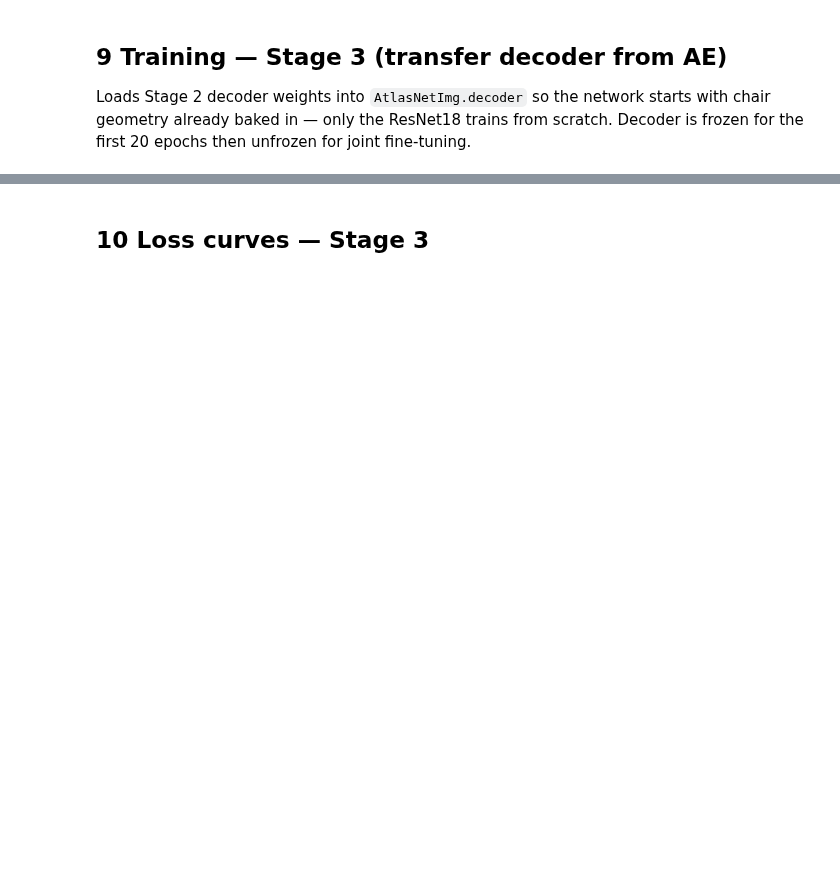
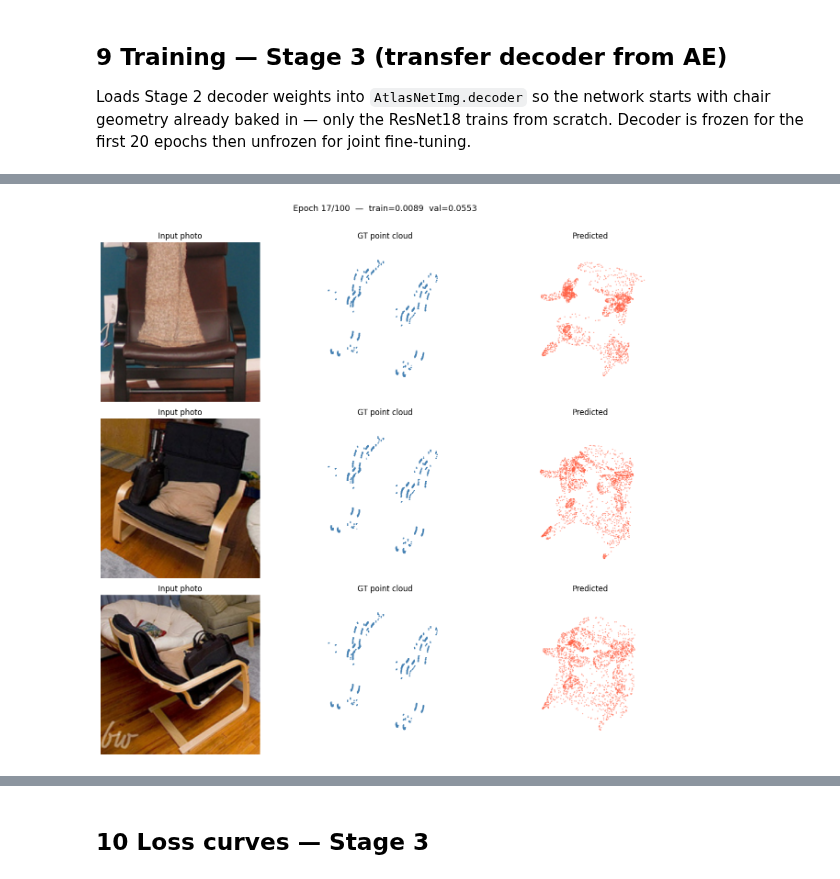
Before and after one commit to ssabrut/generational-bullshit, a Jupyter notebook: GAN/atlasnet.ipynb, the cells around one changed output, grey strips where cells are left out. Saved outputs shown, nothing was run; the diff lists cells and outputs as text; code cells hidden in the pictures; blank space fills up the shorter version.

Commit message:
feat: atlas net base training

```diff
--- a/GAN/atlasnet.ipynb
+++ b/GAN/atlasnet.ipynb
@@ -166,7 +176,7 @@ def load_obj_pointcloud(obj_path: Path, n_points: int = 2500) -> torch.Tensor:
 
 class Pix3DModels(Dataset):
     """
-    Stage 2 dataset: (shape_id, point_cloud) pairs from the 221 OBJ models.
+    Stage 2 dataset: (shape_id, point_cloud) pairs from the OBJ models.
     shape_id is the index into the sorted model list — used by AtlasNetAE's
     embedding table.
     """
@@ -175,7 +185,7 @@ class Pix3DModels(Dataset):
         self.root     = root
         self.n_points = n_points
 
-        all_objs = sorted((root / 'model').glob('*/model.obj'))
+        all_objs = sorted((root / 'model').glob('*/*/model.obj'))
         assert all_objs, f'No model.obj files found under {root}/model/'
 
         rng = np.random.default_rng(seed)
@@ -328,6 +345,9 @@ for i in range(min(3, len(shape_ids))):
 Replaces the embedding table with a ResNet18 that reads the chair photo.
 Split is by *model* (not photo) so the val set has unseen chair shapes.
 # %%
+N_GT_POINTS = 2500
+BATCH_SIZE  = 8
+
 IMG_TRANSFORMS = T.Compose([
     T.Resize(224),
     T.CenterCrop(224),
@@ -378,10 +402,20 @@ Loads Stage 2 decoder weights into `AtlasNetImg.decoder` so the network
 starts with chair geometry already baked in — only the ResNet18 trains from scratch.
 Decoder is frozen for the first 20 epochs then unfrozen for joint fine-tuning.
 # %%
-IMG_SAVE_PATH = Path('atlasnet_img.pt')
-FREEZE_EPOCHS = 20
-IMG_EPOCHS    = 100
-IMG_LR        = 3e-4
+from IPython.display import clear_output
+import matplotlib.pyplot as plt
+
+AE_CKPT_PATH     = Path('atlasnet_ae.pt')
+IMG_SAVE_PATH    = Path('atlasnet_img.pt')
+LATENT_DIM       = 1024
+N_PATCHES        = 25
+POINTS_PER_PATCH = 100
+FREEZE_EPOCHS    = 20
+IMG_EPOCHS       = 100
+IMG_LR           = 3e-4
+
+_DENORM_MEAN = torch.tensor([0.485, 0.456, 0.406]).view(3, 1, 1)
+_DENORM_STD  = torch.tensor([0.229, 0.224, 0.225]).view(3, 1, 1)
 
 img_model = AtlasNetImg(
     latent_dim       = LATENT_DIM,
@@ -389,17 +423,20 @@ img_model = AtlasNetImg(
     points_per_patch = POINTS_PER_PATCH,
 ).to(DEVICE)
 
-# Transfer decoder weights from Stage 2
-ae_ckpt  = torch.load(SAVE_PATH, map_location=DEVICE, weights_only=True)
+ae_ckpt  = torch.load(AE_CKPT_PATH, map_location=DEVICE, weights_only=True)
 ae_state = {k.removeprefix('decoder.'): v
             for k, v in ae_ckpt['model'].items() if k.startswith('decoder.')}
 img_model.decoder.load_state_dict(ae_state)
-print('Decoder weights transferred from Stage 2')
+print(f'Decoder transferred from {AE_CKPT_PATH}  '
+      f'(AE epoch {ae_ckpt["epoch"]}, val={ae_ckpt["val_loss"]:.4f})')
 
 img_optimizer = torch.optim.Adam(img_model.parameters(), lr=IMG_LR)
 img_scheduler = torch.optim.lr_scheduler.CosineAnnealingLR(img_optimizer, T_max=IMG_EPOCHS)
 
 img_train_losses, img_val_losses = [], []
+
+# fix a single val batch for consistent epoch-to-epoch comparison
+_fixed_imgs, _fixed_pts_gt = next(iter(img_val_loader))
 
 
 def run_img_epoch(loader, train: bool) -> float:
@@ -420,11 +457,44 @@ def run_img_epoch(loader, train: bool) -> float:
     return total / len(loader)
 
 
+def plot_epoch(epoch, train_loss, val_loss):
+    with torch.no_grad():
+        pts_pred = img_model(_fixed_imgs.to(DEVICE)).cpu()
+
+    n_show = min(3, len(_fixed_imgs))
+    fig = plt.figure(figsize=(14, 4 * n_show))
+    fig.suptitle(f'Epoch {epoch}/{IMG_EPOCHS}  —  train={train_loss:.4f}  val={val_loss:.4f}',
+                 fontsize=13, y=1.01)
+
+    for i in range(n_show):
+        photo = (_fixed_imgs[i] * _DENORM_STD + _DENORM_MEAN).clamp(0, 1).permute(1, 2, 0).numpy()
+
+        ax = fig.add_subplot(n_show, 3, i * 3 + 1)
+        ax.imshow(photo)
+        ax.set_title('Input photo')
+        ax.axis('off')
+
+        ax = fig.add_subplot(n_show, 3, i * 3 + 2, projection='3d')
+        ax.scatter(*_fixed_pts_gt[i].T, s=1, c='steelblue', alpha=0.4)
+        ax.set_title('GT point cloud')
+        ax.set_box_aspect([1, 1, 1])
+        ax.set_axis_off()
+
+        ax = fig.add_subplot(n_show, 3, i * 3 + 3, projection='3d')
+        ax.scatter(*pts_pred[i].T, s=1, c='tomato', alpha=0.4)
+        ax.set_title('Predicted')
+        ax.set_box_aspect([1, 1, 1])
+        ax.set_axis_off()
+
+    plt.tight_layout()
+    plt.show()
+
+
 best_img_val = float('inf')
 for epoch in range(1, IMG_EPOCHS + 1):
     if epoch == 1:
         for p in img_model.decoder.parameters(): p.requires_grad_(False)
-        print('Decoder frozen')
+        print(f'Decoder frozen for first {FREEZE_EPOCHS} epochs')
     elif epoch == FREEZE_EPOCHS + 1:
         for p in img_model.decoder.parameters(): p.requires_grad_(True)
         print(f'Decoder unfrozen at epoch {epoch}')
@@ -436,13 +506,17 @@ for epoch in range(1, IMG_EPOCHS + 1):
     img_train_losses.append(tl)
     img_val_losses.append(vl)
 
-    if epoch % 10 == 0 or epoch == 1:
-        print(f'epoch {epoch:4d}/{IMG_EPOCHS}  '
-              f'train={tl:.4f}  val={vl:.4f}  ({time.time()-t0:.1f}s)')
-
+    saved = ''
     if vl < best_img_val:
         best_img_val = vl
         torch.save({'epoch': epoch, 'model': img_model.state_dict(),
                     'val_loss': vl}, IMG_SAVE_PATH)
+        saved = '  ✓ saved'
+
+    clear_output(wait=True)
+    print(f'epoch {epoch:4d}/{IMG_EPOCHS}  '
+          f'train={tl:.4f}  val={vl:.4f}  ({time.time()-t0:.1f}s){saved}')
+    plot_epoch(epoch, tl, vl)
 
 print(f'Done. Best val Chamfer: {best_img_val:.4f}')
+# %% [output]
@@ -448,0 +524 @@ print(f'Done. Best val Chamfer: {best_img_val:.4f}')
+[figure, added]
```
Also changed, not shown: parts of 9 cells of this notebook, 5 other files.
